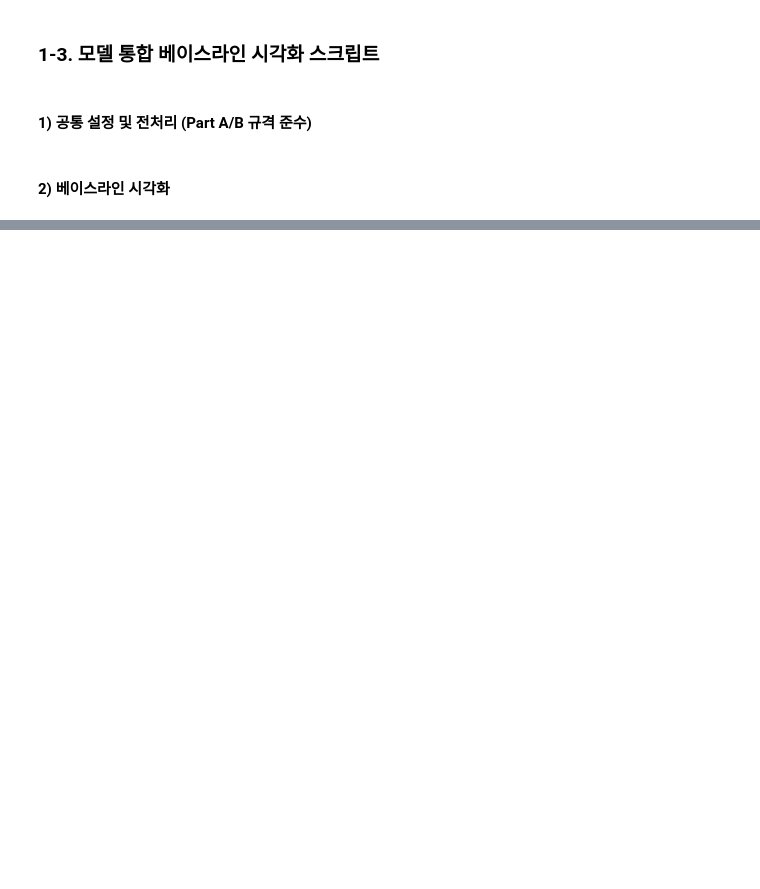
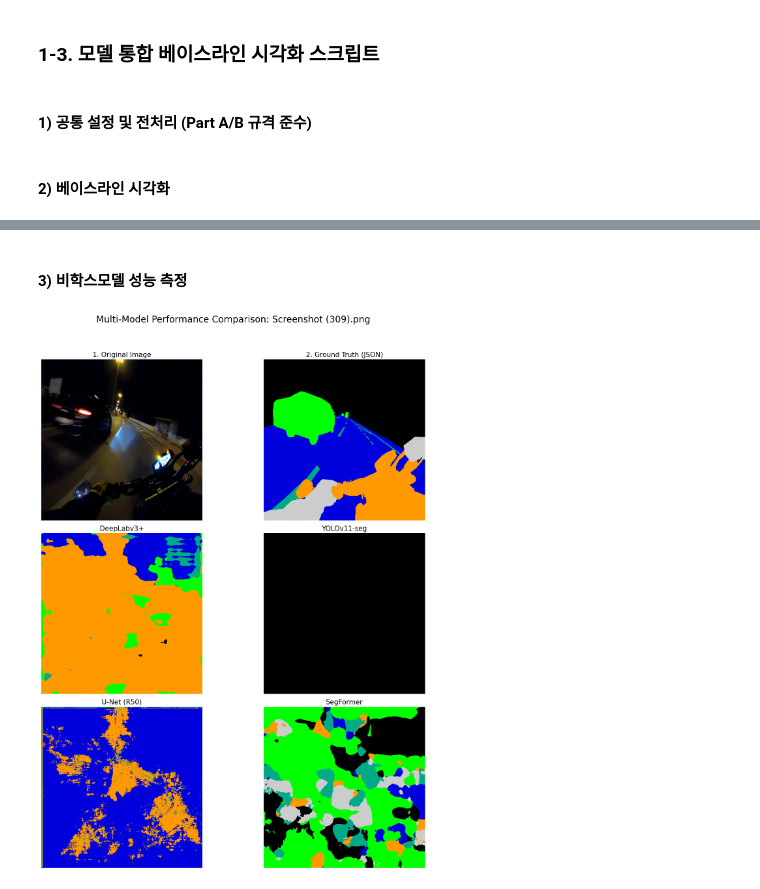
Before and after one commit to jinkyu0105-stack/ha_Park_AIFFEL_quest_eng, a Jupyter notebook: hang-ah/베이스모델구현(4개_모델_비교)_by_박항아.ipynb, the cells around one changed output, grey strips where cells are left out. Saved outputs shown, nothing was run; the diff lists cells and outputs as text; code cells hidden in the pictures; blank space fills up the shorter version.

```diff
--- a/hang-ah/베이스모델구현(4개_모델_비교)_by_박항아.ipynb
+++ b/hang-ah/베이스모델구현(4개_모델_비교)_by_박항아.ipynb
@@ -131,11 +107,11 @@ import torchvision.transforms as T
 import torch.optim as optim
 import matplotlib.pyplot as plt
 # 샘플용으로 이미지 한장 확인
-img1 = cv2.imread(os.path.join(data_dir,"images","Screenshot (309).png")) # 경로 수정: "/images/"에서 "images/"로 변경
+test_img = cv2.imread(os.path.join(data_dir,"images","Screenshot (309).png")) # 경로 수정: "/images/"에서 "images/"로 변경
 
-if img1 is None:
+if test_img is None:
     print(f"오류: 이미지를 로드할 수 없습니다. 경로를 확인하세요: {os.path.join(data_dir,"images","Screenshot (309).png")}")
 else:
-    img1_RGB = cv2.cvtColor(img1, cv2.COLOR_BGR2RGB)
-    plt.imshow(img1_RGB)
+    test_img_RGB = cv2.cvtColor(test_img, cv2.COLOR_BGR2RGB)
+    plt.imshow(test_img_RGB)
     plt.show()
@@ -328,7 +244,7 @@ preprocess = T.Compose([
 ])
 
 # 모델용 텐서 준비
-input_tensor = preprocess(img1_RGB).unsqueeze(0).to(device)
+input_tensor = preprocess(test_img_RGB).unsqueeze(0).to(device)
 # %% [markdown]
 #### 2) 베이스라인 시각화
 # %%
@@ -423,0 +317,66 @@ Notes:
+# %% [markdown]
+#### 3) 비학스모델 성능 측정
+# %%
+import os
+import cv2
+import numpy as np
+import matplotlib.pyplot as plt
+from PIL import Image, ImageDraw
+
+# 1. 테스티 이미지 경로 가져오기
+target_filename = "Screenshot (309).png" # test_img가 ndarray이므로 직접 파일명을 지정
+
+# 2. JSON 정답(GT) 마스크 생성 함수
+def get_gt_mask(json_data, filename, size=(512, 512)):
+    img_info = next((img for img in json_data['images'] if img['file_name'] == filename), None)
+    if img_info is None: return np.zeros(size)
+
+    # 클래스 ID를 0~5 인덱스로 매핑
+    id_to_idx = {1323880:0, 1323881:1, 1323882:2, 1323884:3, 1323885:4, 1329681:5}
+
+    # 빈 캔버스 생성 (원본 해상도)
+    gt_mask = Image.new('L', (img_info['width'], img_info['height']), 0)
+    draw = ImageDraw.Draw(gt_mask)
+
+    anns = [ann for ann in json_data['annotations'] if ann['image_id'] == img_info['id']]
+    for ann in anns:
+        idx = id_to_idx.get(ann['category_id'], 0)
+        for poly in ann['segmentation']:
+            if len(poly) >= 4:
+                draw.polygon(poly, fill=idx)
+
+    # 512x512로 리사이즈
+    return cv2.resize(np.array(gt_mask), size, interpolation=cv2.INTER_NEAREST)
+
+# 3. 정답 마스크 가져오기
+gt_mask = get_gt_mask(data, target_filename)
+
+# 4. 3행 2열 시각화 출력
+fig, axes = plt.subplots(3, 2, figsize=(15, 18))
+plt.suptitle(f"Multi-Model Performance Comparison: {target_filename}", fontsize=20)
+
+# [1행] 원본 vs 정답
+axes[0, 0].imshow(cv2.resize(test_img_RGB, (512, 512)))
+axes[0, 0].set_title("1. Original Image", fontsize=15)
+axes[0, 1].imshow(gt_mask, cmap='nipy_spectral', vmin=0, vmax=5)
+axes[0, 1].set_title("2. Ground Truth (JSON)", fontsize=15)
+
+# [2행] 모델 1 vs 모델 2
+axes[1, 0].imshow(models_info[0][1], cmap='nipy_spectral', vmin=0, vmax=5)
+axes[1, 0].set_title(models_info[0][0], fontsize=15)
+axes[1, 1].imshow(models_info[1][1], cmap='nipy_spectral', vmin=0, vmax=5)
+axes[1, 1].set_title(models_info[1][0], fontsize=15)
+
+# [3행] 모델 3 vs 모델 4
+axes[2, 0].imshow(models_info[2][1], cmap='nipy_spectral', vmin=0, vmax=5)
+axes[2, 0].set_title(models_info[2][0], fontsize=15)
+axes[2, 1].imshow(models_info[3][1], cmap='nipy_spectral', vmin=0, vmax=5)
+axes[2, 1].set_title(models_info[3][0], fontsize=15)
+
+for ax in axes.flat:
+    ax.axis('off')
+
+plt.tight_layout(rect=[0, 0.03, 1, 0.95])
+plt.show()
+# %% [output]
+[figure, added]
```
Also changed, not shown: parts of 14 cells of this notebook.
